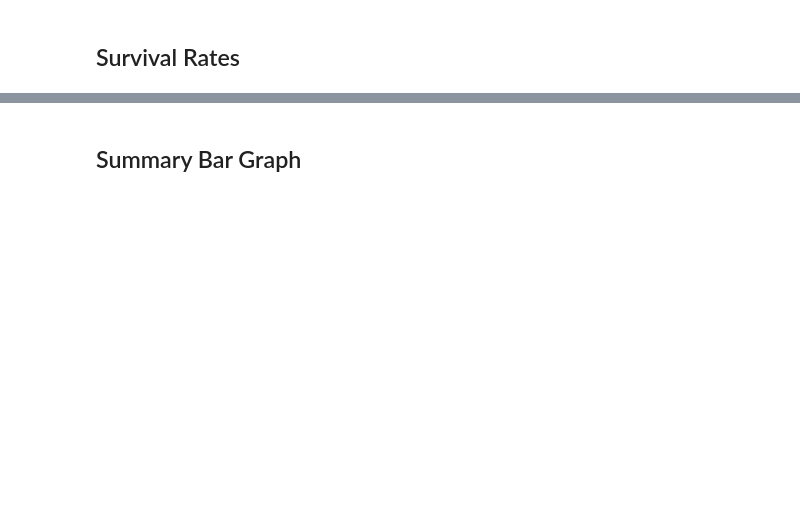
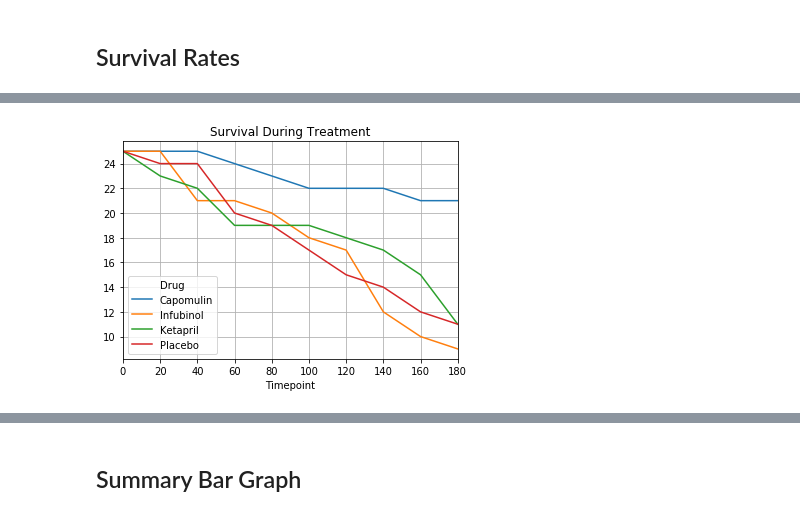
Before and after one commit to mtbulut/matplotlib-challenge_memet, a Jupyter notebook: Pymaceuticals/pymaceuticals_starter-Copy1.ipynb, the cells around one changed output, grey strips where cells are left out. Drawn from its saved outputs; the diff is of its cells as text; code cells hidden in the pictures; blank space fills up the shorter version.

```diff
--- a/Pymaceuticals/pymaceuticals_starter-Copy1.ipynb
+++ b/Pymaceuticals/pymaceuticals_starter-Copy1.ipynb
@@ -232,6 +232,8 @@ plt.show()
 ## Survival Rates
 # %%
 # Store the Count of Mice Grouped by Drug and Timepoint (W can pass any metric)
+count_mice_df = combined_df.groupby(["Drug","Timepoint"])[['Mouse ID']].count().reset_index()
+count_mice_df
 
 # Convert to DataFrame
 
@@ -238,0 +255,3 @@ plt.show()
+# %%
+reformed_mouse_count = pd.pivot_table(count_mice_df,values="Mouse ID", index="Timepoint", columns="Drug" )
+reformed_mouse_count
@@ -240,6 +272,14 @@ plt.show()
 # Minor Data Munging to Re-Format the Data Frames
 
 # Preview the Data Frame
+# %%
+reformed_mouse_count = reformed_mouse_count[['Capomulin', "Infubinol", "Ketapril", "Placebo"]]
+reformed_mouse_count.plot()
+plt.title("Survival During Treatment")
+plt.grid()
+plt.show()
+# %% [output]
+[figure, added]
 # %%
 # Generate the Plot (Accounting for percentages)
 
```
Also changed, not shown: parts of 2 cells of this notebook.
